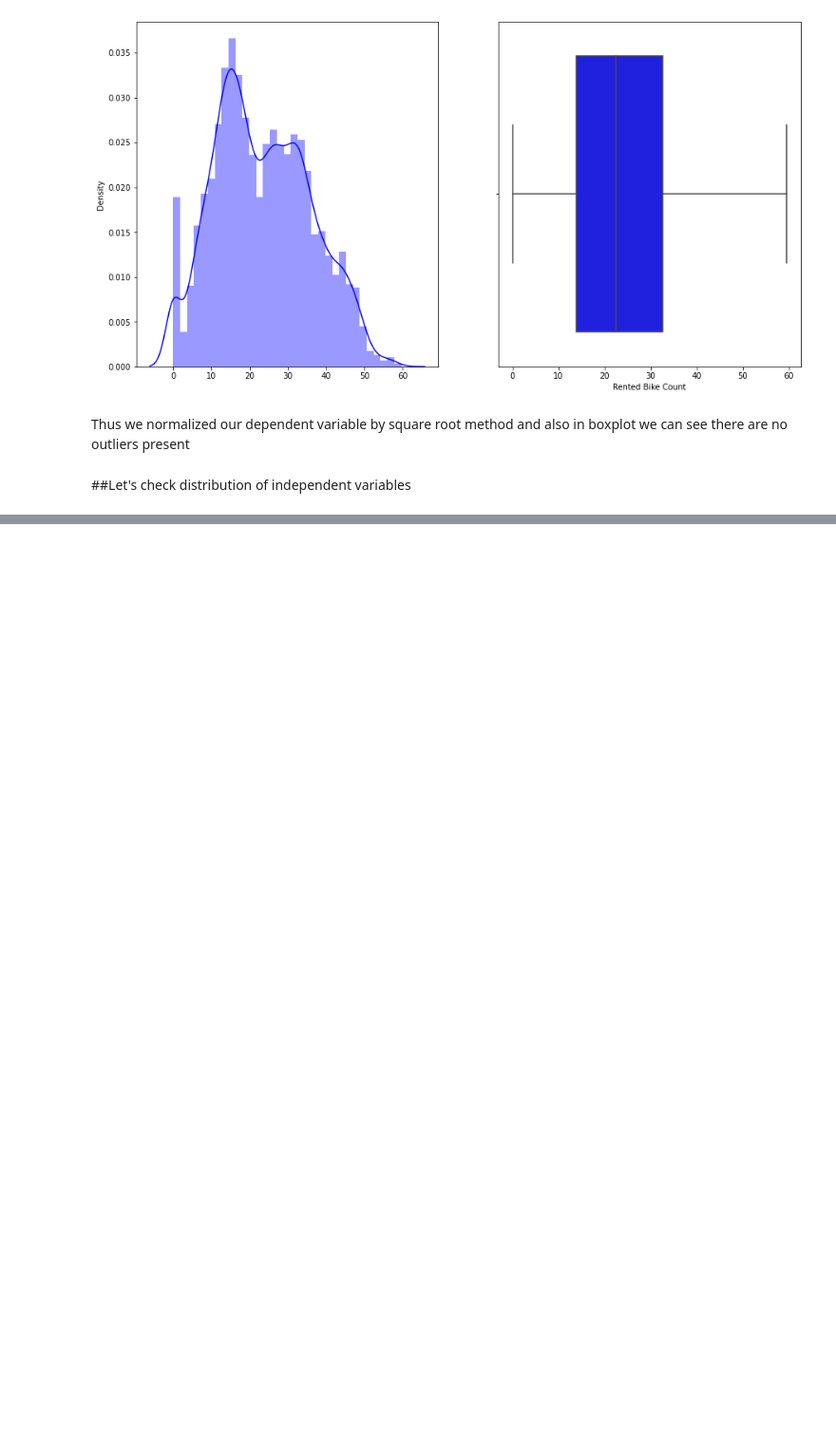
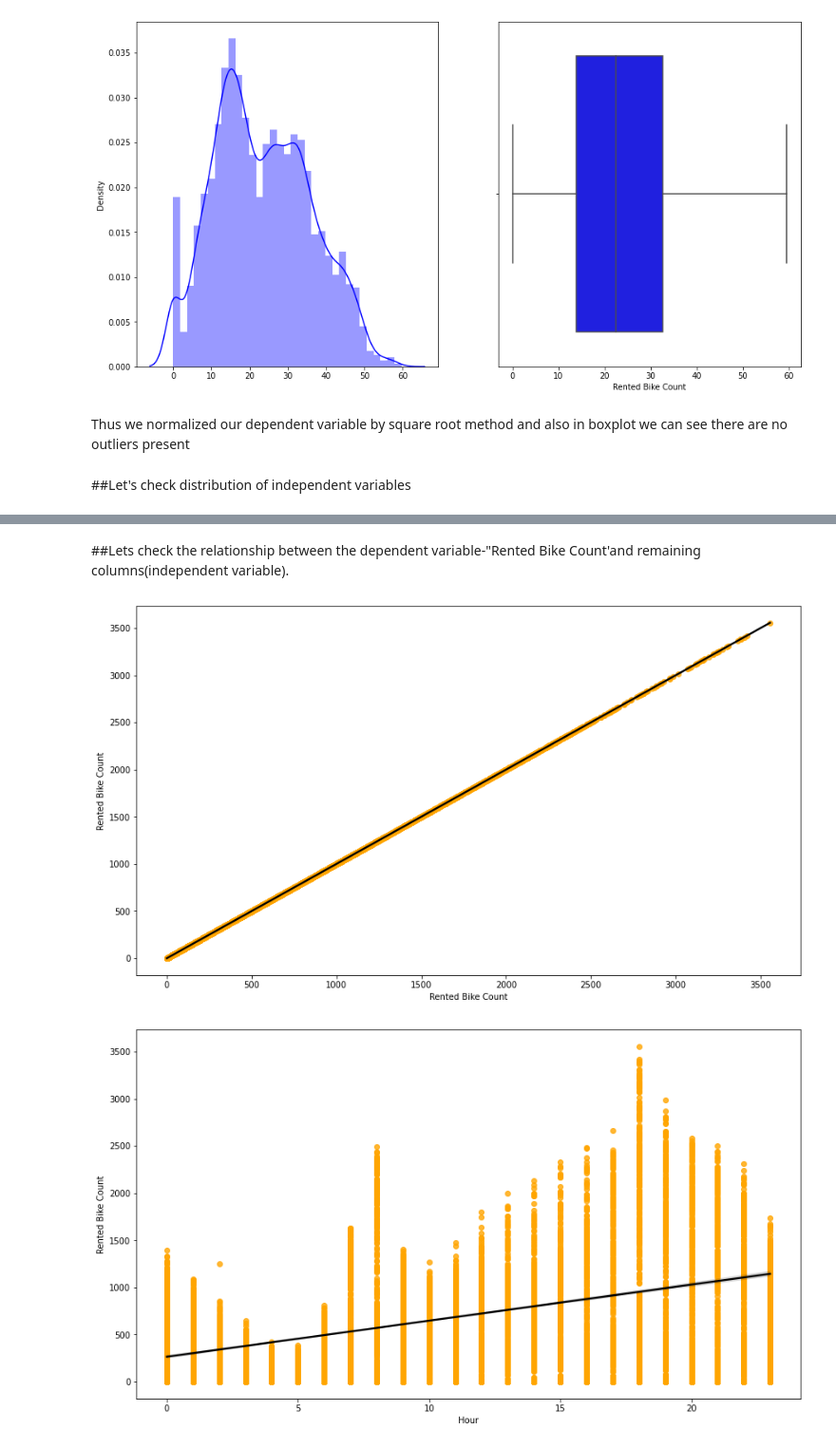
Before and after one commit to itsmimahi/Bike-Sharing-Demand-Prediction, a Jupyter notebook: copy_of_ml_capstone.ipynb, the cells around one changed output, grey strips where cells are left out. Shown at 95% size. Saved outputs shown, nothing was run; the diff lists cells and outputs as text; code cells hidden in the pictures; blank space fills up the shorter version.

```diff
--- a/copy_of_ml_capstone.ipynb
+++ b/copy_of_ml_capstone.ipynb
@@ -392,0 +412,10 @@ plt.show()
+# %% [markdown]
+##Lets check the relationship between the dependent variable-"Rented Bike Count'and remaining columns(independent variable).
+# %%
+for col in numeric_col:
+  plt.figure(figsize=(14,8))
+  ax=fig.gca()
+  sns.regplot(x=bike_df[col],y=bike_df['Rented Bike Count'],scatter_kws={'color':'orange'},line_kws={'color':'black'})
+# %% [output]
+[figure, added]
+[figure, added]
```
Also changed, not shown: parts of 102 cells of this notebook.
